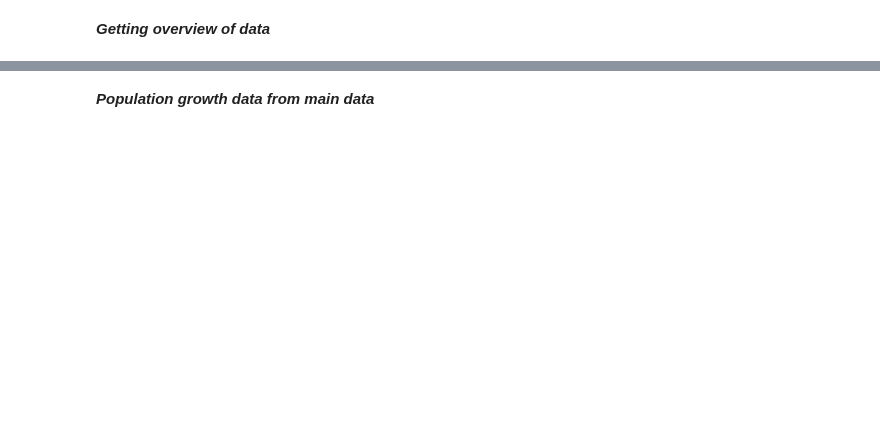
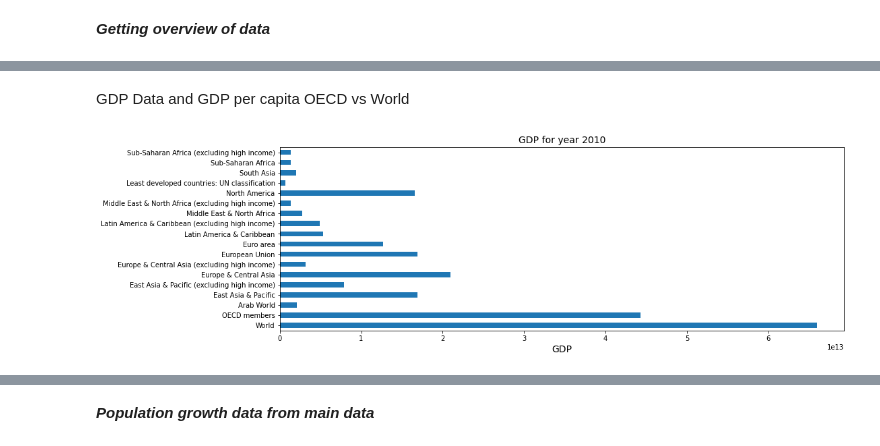
Before and after one commit to piyush02nir/World_Bank_Global_Education, a Jupyter notebook: World_Bank_Global_Education_Analysis_Self_Capstone_Project.ipynb, the cells around one changed output, grey strips where cells are left out. Cells and saved outputs as stored; diff of their text form; code cells hidden in the pictures; blank space fills up the shorter version.

```diff
--- a/World_Bank_Global_Education_Analysis_Self_Capstone_Project.ipynb
+++ b/World_Bank_Global_Education_Analysis_Self_Capstone_Project.ipynb
@@ -40,2 +51,23 @@ Income_df=main_data.loc[['Heavily indebted poor countries (HIPC)', 'High income'
 # %%
-Region_df=main_data.loc[['World','Arab World','East Asia & Pacific','East Asia & Pacific (excluding high income)','Europe & Central Asia','Europe & Central Asia (excluding high income)','European Union','Euro area','Latin America & Caribbean','Latin America & Caribbean (excluding high income)','Middle East & North Africa','Middle East & North Africa (excluding high income)','North America','OECD members','Least developed countries: UN classification','South Asia','Sub-Saharan Africa','Sub-Saharan Africa (excluding high income)']]
+Region_df=main_data.loc[['World','OECD members','Arab World','East Asia & Pacific','East Asia & Pacific (excluding high income)','Europe & Central Asia','Europe & Central Asia (excluding high income)','European Union','Euro area','Latin America & Caribbean','Latin America & Caribbean (excluding high income)','Middle East & North Africa','Middle East & North Africa (excluding high income)','North America', 'Least developed countries: UN classification','South Asia','Sub-Saharan Africa','Sub-Saharan Africa (excluding high income)']]
+# %% [markdown]
+GDP Data and GDP per capita OECD vs World
+# %%
+GDP_current_df = Region_df[Region_df['Indicator Code']=='NY.GDP.MKTP.CD']
+GDP_per_capita_df = Region_df[Region_df['Indicator Code']=='NY.GDP.PCAP.CD']
+GDP_2005_df = Region_df[Region_df['Indicator Code']=='NY.GDP.MKTP.KD']
+GDP_per_capita_2005_df = Region_df[Region_df['Indicator Code']=='NY.GDP.PCAP.KD']
+# %%
+GDP_current_df.drop(['Indicator Name','Indicator Code'],axis=1,inplace=True)
+GDP_per_capita_df.drop(['Indicator Name','Indicator Code'],axis=1,inplace=True)
+GDP_2005_df.drop(['Indicator Name','Indicator Code'],axis=1,inplace=True)
+GDP_per_capita_2005_df.drop(['Indicator Name','Indicator Code'],axis=1,inplace=True)
+# %%
+plt.rcParams['figure.figsize']=(15,5)
+GDP_current_df['2010'].transpose().plot(kind='barh')
+plt.title('GDP for year 2010',fontsize=14)
+plt.xlabel('GDP',fontsize=14)
+plt.ylabel('',fontsize=14)
+plt.show()
+# %% [output]
+[figure, added]
```
Also changed, not shown: parts of 16 cells of this notebook.
